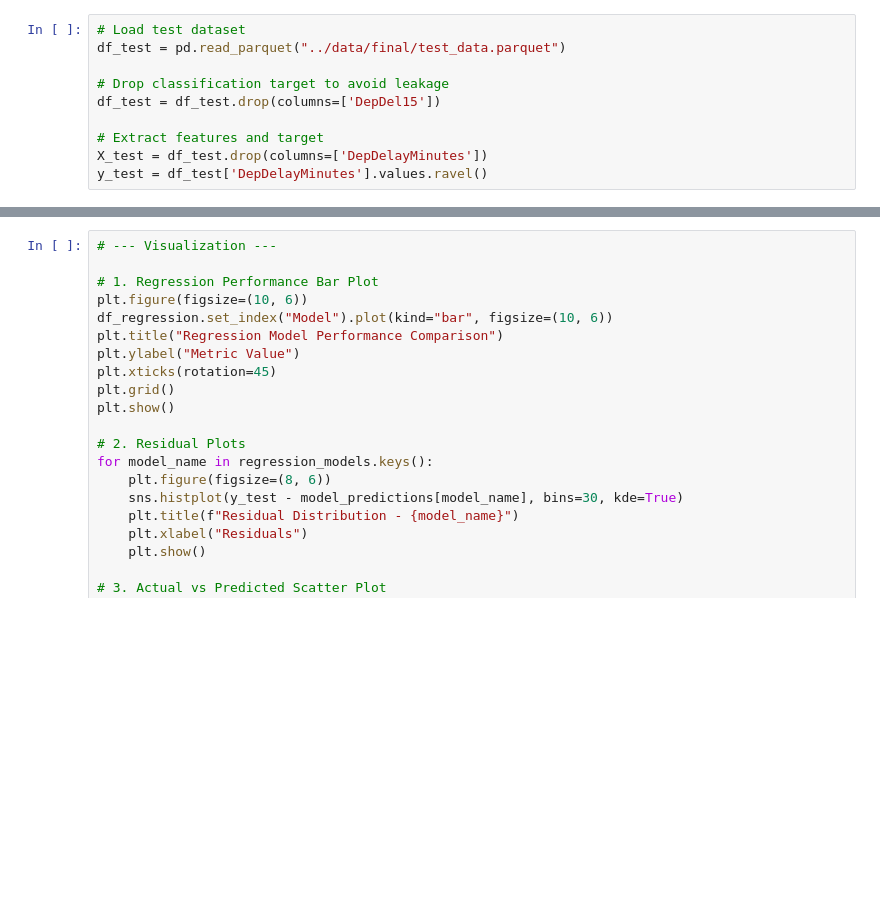
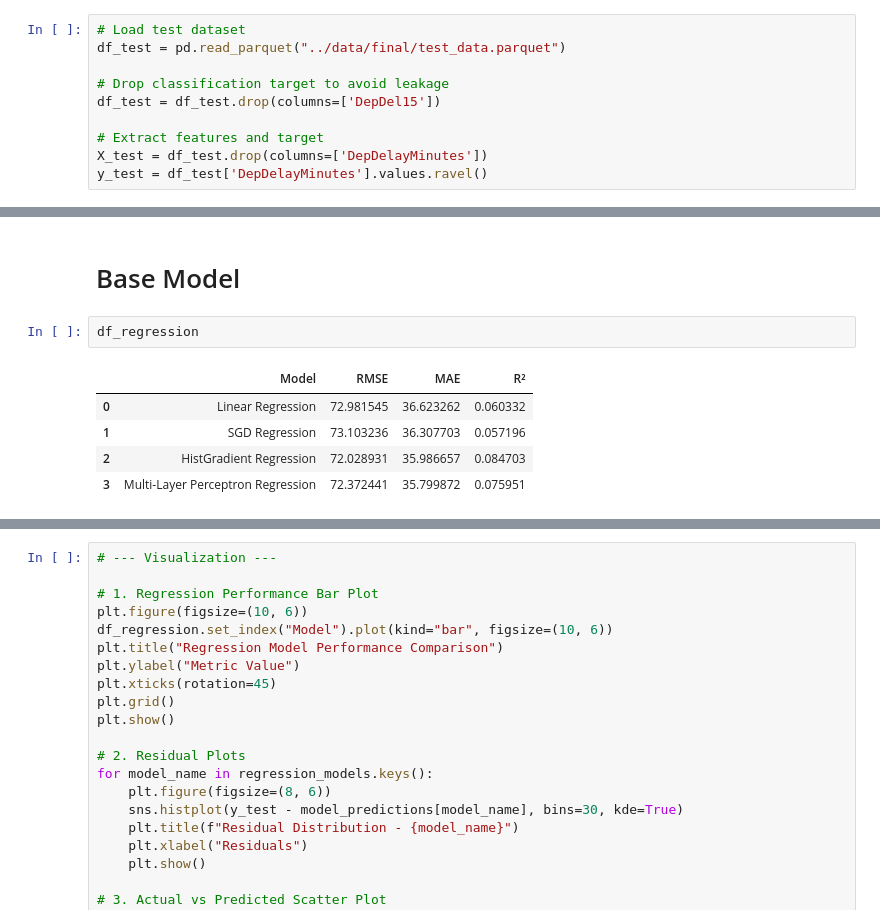
Before and after one commit to ekrichards/DSC288R_Capstone, a Jupyter notebook: notebooks/Regression.ipynb, the cells around one changed output, grey strips where cells are left out. Saved outputs shown, nothing was run; the diff lists cells and outputs as text; blank space fills up the shorter version.

```diff
--- a/notebooks/Regression.ipynb
+++ b/notebooks/Regression.ipynb
@@ -50,0 +97,10 @@ df_regression = pd.DataFrame(regression_results)
+# %% [markdown]
+# Base Model
+# %%
+df_regression
+# %% [output]
+|  | Model | RMSE | MAE | R² |
+| 0 | Linear Regression | 72.981545 | 36.623262 | 0.060332 |
+| 1 | SGD Regression | 73.103236 | 36.307703 | 0.057196 |
+| 2 | HistGradient Regression | 72.028931 | 35.986657 | 0.084703 |
+| 3 | Multi-Layer Perceptron Regression | 72.372441 | 35.799872 | 0.075951 |
```
Also changed, not shown: parts of 6 cells of this notebook, 3 other files.
